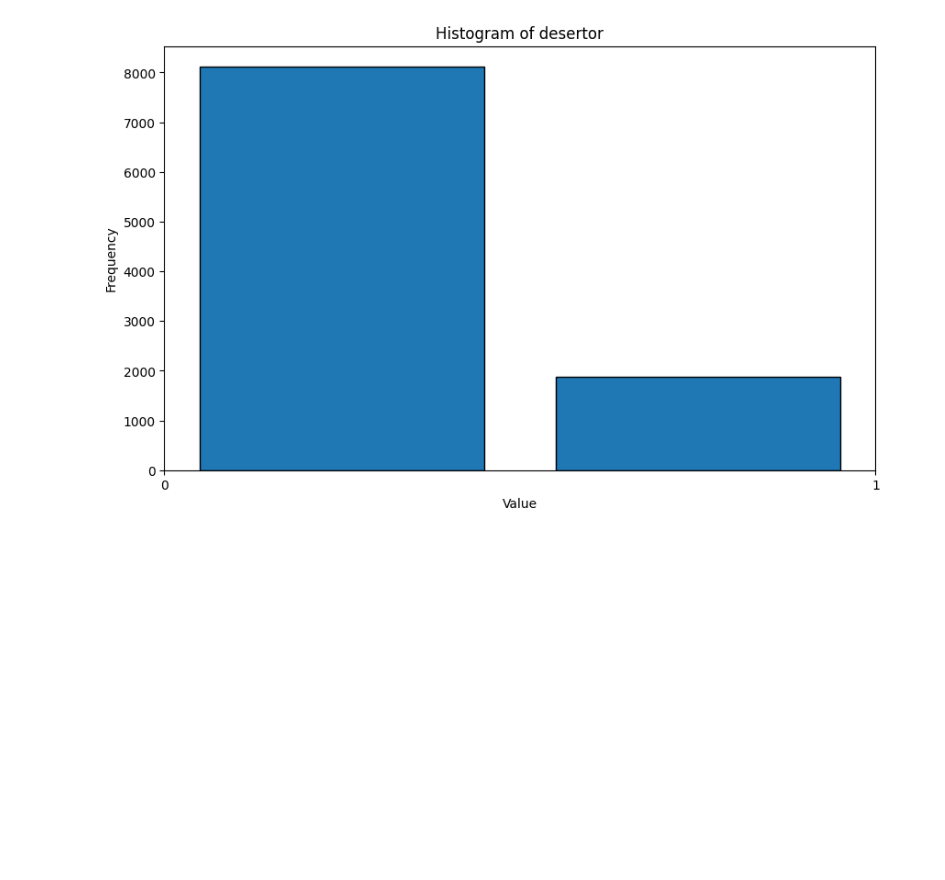
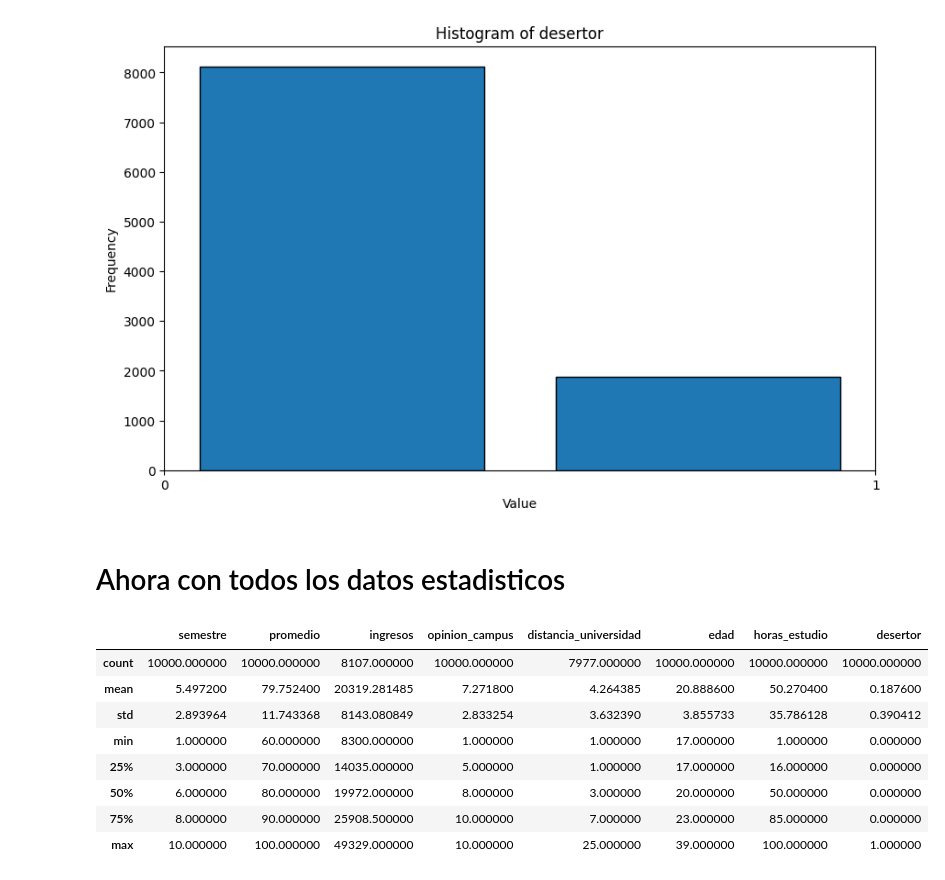
Before and after one commit to tonahdztoro/PE_2025, a Jupyter notebook: Unidad 1/S1.ipynb, the cells around one changed output. Drawn from its saved outputs; the diff is of its cells as text; code cells hidden in the pictures; blank space fills up the shorter version.

```diff
--- a/Unidad 1/S1.ipynb
+++ b/Unidad 1/S1.ipynb
@@ -248,3 +248,17 @@ plt.ylabel('Frequency')
 plt.show()
 # %% [output]
 [figure]
+# %% [markdown]
+# Ahora con todos los datos estadisticos
+# %%
+df.describe()
+# %% [output]
+|  | semestre | promedio | ingresos | opinion_campus | distancia_universidad | edad | horas_estudio | desertor |
+| count | 10000.000000 | 10000.000000 | 8107.000000 | 10000.000000 | 7977.000000 | 10000.000000 | 10000.000000 | 10000.000000 |
+| mean | 5.497200 | 79.752400 | 20319.281485 | 7.271800 | 4.264385 | 20.888600 | 50.270400 | 0.187600 |
+| std | 2.893964 | 11.743368 | 8143.080849 | 2.833254 | 3.632390 | 3.855733 | 35.786128 | 0.390412 |
+| min | 1.000000 | 60.000000 | 8300.000000 | 1.000000 | 1.000000 | 17.000000 | 1.000000 | 0.000000 |
+| 25% | 3.000000 | 70.000000 | 14035.000000 | 5.000000 | 1.000000 | 17.000000 | 16.000000 | 0.000000 |
+| 50% | 6.000000 | 80.000000 | 19972.000000 | 8.000000 | 3.000000 | 20.000000 | 50.000000 | 0.000000 |
+| 75% | 8.000000 | 90.000000 | 25908.500000 | 10.000000 | 7.000000 | 23.000000 | 85.000000 | 0.000000 |
+| max | 10.000000 | 100.000000 | 49329.000000 | 10.000000 | 25.000000 | 39.000000 | 100.000000 | 1.000000 |
```
Also changed, not shown: parts of 1 cell of this notebook.
